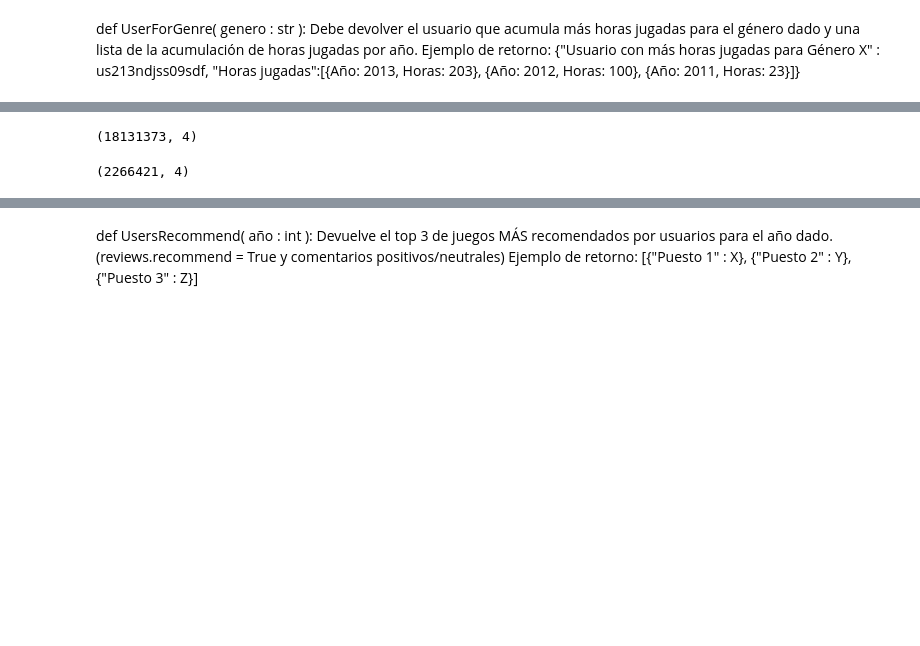
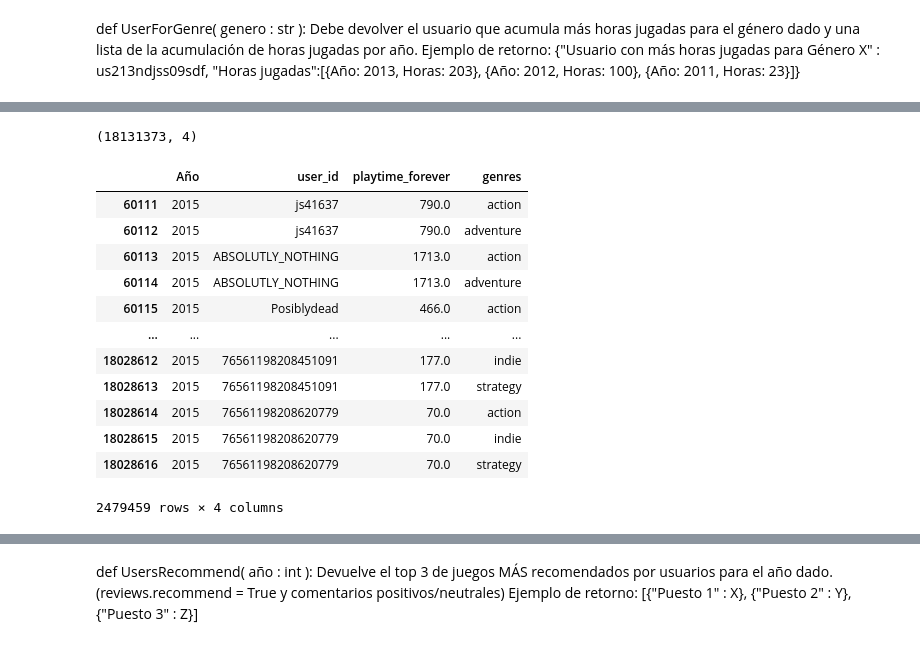
Before and after one commit to rafaelalvarez702/PI_MLOps_01, a Jupyter notebook: funciones_api.ipynb, the cells around one changed output, grey strips where cells are left out. Saved outputs shown, nothing was run; the diff lists cells and outputs as text; code cells hidden in the pictures; blank space fills up the shorter version.

```diff
--- a/funciones_api.ipynb
+++ b/funciones_api.ipynb
@@ -213,14 +216,26 @@ df_UserForGenre.head()
-# %%
-df_UserForGenre.shape
-# %% [output]
-(18131373, 4)
-# %%
-#  reduzco el dataframe para optomizar su uso
-filas = len(df_UserForGenre)
-df_UserForGenre = df_UserForGenre.iloc[:filas // 8]
-df_UserForGenre.shape
-# %% [output]
-(2266421, 4)
+# %%
+# Hacemos un shape para ver la cantidad de registros
+df_UserForGenre.shape
+# %% [output]
+(18131373, 4)
+# %%
+# Eliminamos duplicados
+df_UserForGenre =df_UserForGenre.drop_duplicates(keep=False)
+df_UserForGenre
+# %% [output]
+|  | Año | user_id | playtime_forever | genres |
+| 60111 | 2015 | js41637 | 790.0 | action |
+| 60112 | 2015 | js41637 | 790.0 | adventure |
+| 60113 | 2015 | ABSOLUTLY_NOTHING | 1713.0 | action |
+| 60114 | 2015 | ABSOLUTLY_NOTHING | 1713.0 | adventure |
+| 60115 | 2015 | Posiblydead | 466.0 | action |
+| ... | ... | ... | ... | ... |
+| 18028612 | 2015 | 76561198208451091 | 177.0 | indie |
+| 18028613 | 2015 | 76561198208451091 | 177.0 | strategy |
+| 18028614 | 2015 | 76561198208620779 | 70.0 | action |
+| 18028615 | 2015 | 76561198208620779 | 70.0 | indie |
+| 18028616 | 2015 | 76561198208620779 | 70.0 | strategy |
+2479459 rows × 4 columns
 # %%
 def UserForGenre( genero : str ):
     '''
```
Also changed, not shown: parts of 28 cells of this notebook.
